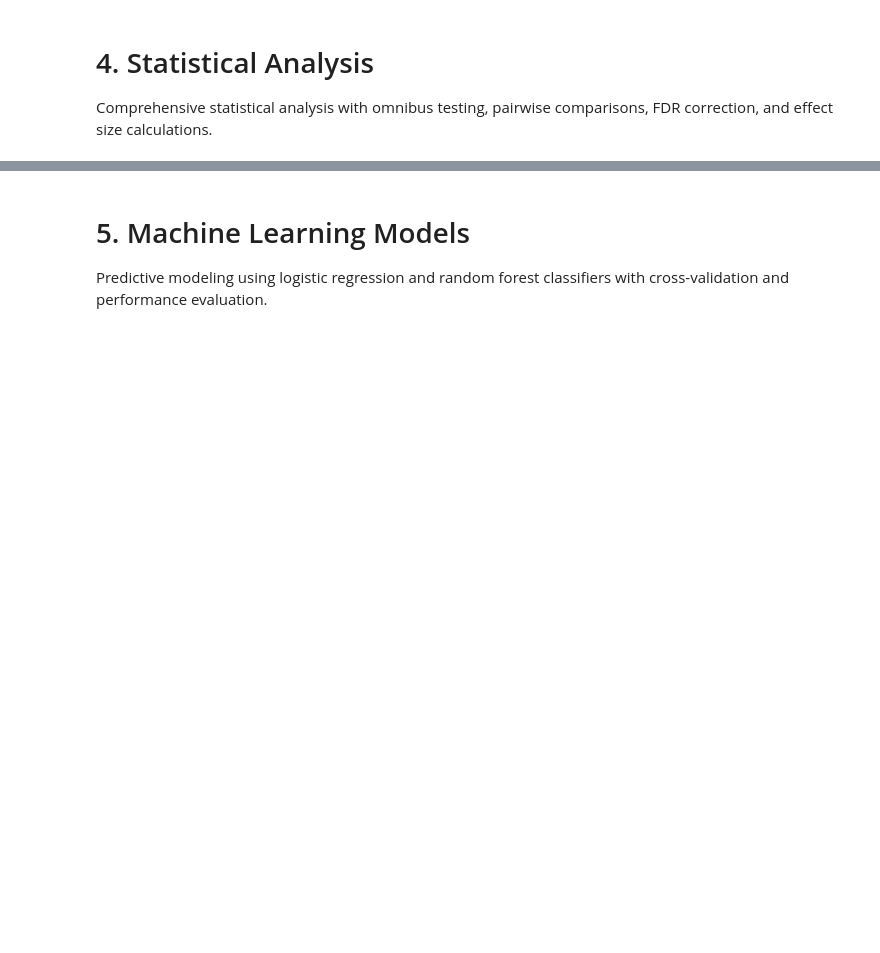
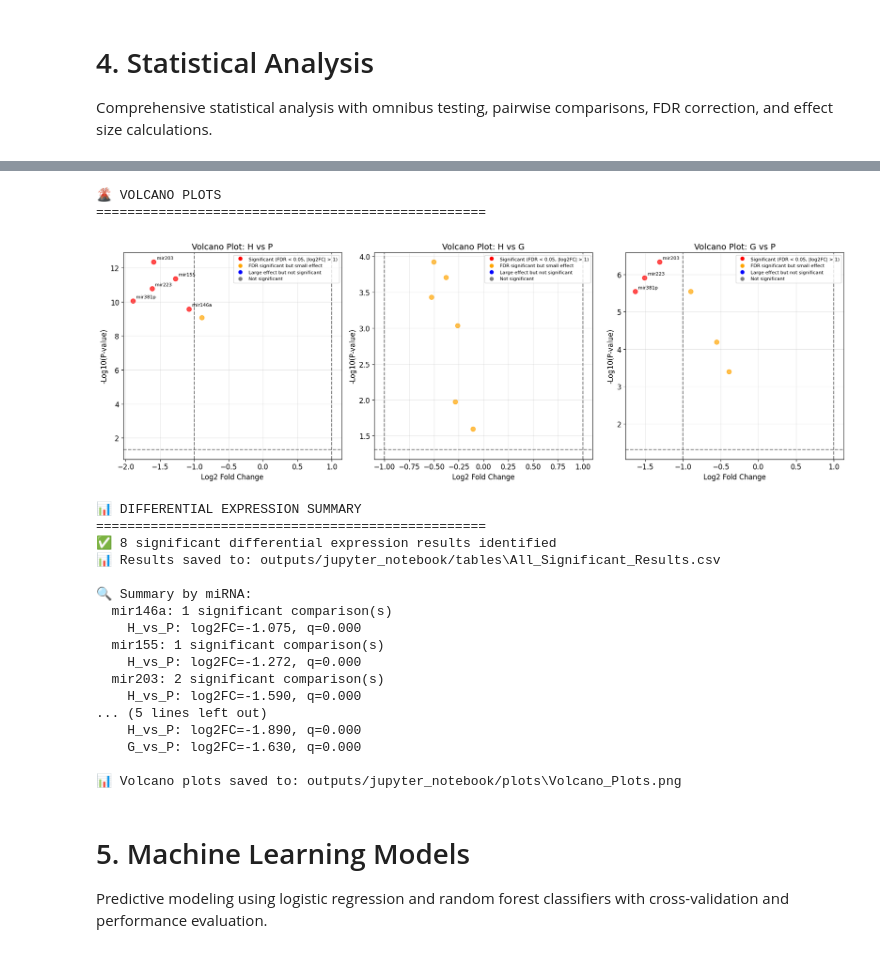
Before and after one commit to Centaurioun/miRNA-saliva-periodontal-analysis-new, a Jupyter notebook: miRNA_Comprehensive_Analysis.ipynb, the cells around one changed output, grey strips where cells are left out. Saved outputs shown, nothing was run; the diff lists cells and outputs as text; code cells hidden in the pictures; blank space fills up the shorter version.

```diff
--- a/miRNA_Comprehensive_Analysis.ipynb
+++ b/miRNA_Comprehensive_Analysis.ipynb
@@ -639,7 +818,7 @@ print("🔬 OMNIBUS TESTING (Kruskal-Wallis)")
 print("=" * 50)
 
 omnibus_results = []
-rq_cols = [f"RQ_{mirna}" for mirna in ANALYSIS_CONFIG["mirna_targets"]]
+rq_cols = [f"RQ_{mirna}" for mirna in ANALYSIS_CONFIG["mirna_names"]]
 
 for variable in rq_cols:
     stat, p_value, n_groups = perform_omnibus_test(
@@ -856,7 +1071,7 @@ for i, (comparison_name, results_df) in enumerate(all_pairwise_results.items()):
             color="w",
             markerfacecolor="orange",
             markersize=8,
-            label="FDR significant only",
+            label="FDR significant but small effect",
         ),
         plt.Line2D(
             [0],
@@ -865,7 +1080,7 @@ for i, (comparison_name, results_df) in enumerate(all_pairwise_results.items()):
             color="w",
             markerfacecolor="blue",
             markersize=8,
-            label="Large effect only",
+            label="Large effect but not significant",
         ),
         plt.Line2D(
             [0],
@@ -907,33 +1122,54 @@ for comparison_name, results_df in all_pairwise_results.items():
 
 if all_significant:
     significant_df = pd.DataFrame(all_significant)
     significant_df = significant_df.sort_values(["miRNA", "Q_Value"])
 
     # Save comprehensive significant results
     significant_df.to_csv(
         get_output_path("All_Significant_Results.csv", "tables"), index=False
     )
 
     print(
         f"✅ {len(all_significant)} significant differential expression results identified"
     )
     print(
         f"📊 Results saved to: {get_output_path('All_Significant_Results.csv', 'tables')}"
     )
 
     # Display summary by miRNA
     print("\n🔍 Summary by miRNA:")
     for mirna in significant_df["miRNA"].unique():
         mirna_results = significant_df[significant_df["miRNA"] == mirna]
         print(f"  {mirna}: {len(mirna_results)} significant comparison(s)")
         for _, row in mirna_results.iterrows():
             print(
                 f"    {row['Comparison']}: log2FC={row['Log2_FC']:.3f}, q={row['Q_Value']:.3f}"
             )
 else:
     print("❌ No significant differential expression results identified")
 
 print(f"\n📊 Volcano plots saved to: {get_output_path('Volcano_Plots.png')}")
+# %% [output]
+🌋 VOLCANO PLOTS
+==================================================
+[figure, added]
+📊 DIFFERENTIAL EXPRESSION SUMMARY
+==================================================
+✅ 8 significant differential expression results identified
+📊 Results saved to: outputs/jupyter_notebook/tables\All_Significant_Results.csv
+
+🔍 Summary by miRNA:
+  mir146a: 1 significant comparison(s)
+    H_vs_P: log2FC=-1.075, q=0.000
+  mir155: 1 significant comparison(s)
+    H_vs_P: log2FC=-1.272, q=0.000
+  mir203: 2 significant comparison(s)
+    H_vs_P: log2FC=-1.590, q=0.000
+... (5 lines left out)
+    H_vs_P: log2FC=-1.890, q=0.000
+    G_vs_P: log2FC=-1.630, q=0.000
+
+📊 Volcano plots saved to: outputs/jupyter_notebook/plots\Volcano_Plots.png
 # %% [markdown]
 # 5. Machine Learning Models
 
```
Also changed, not shown: parts of 17 cells of this notebook, 41 other files.
